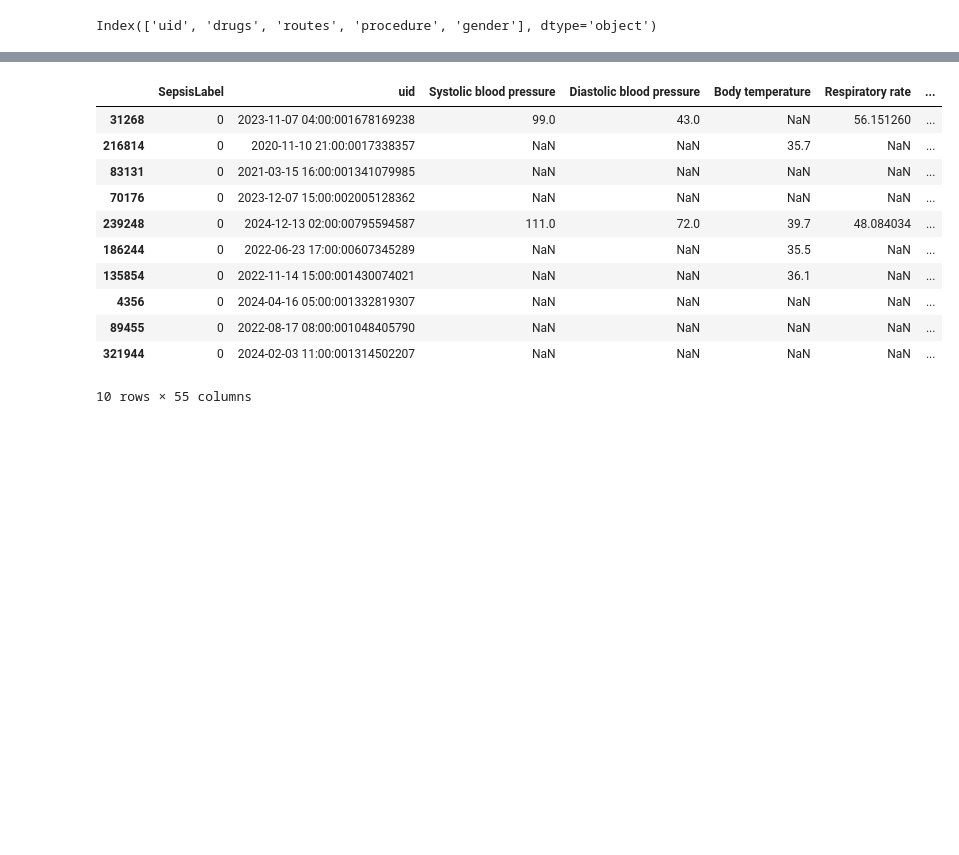
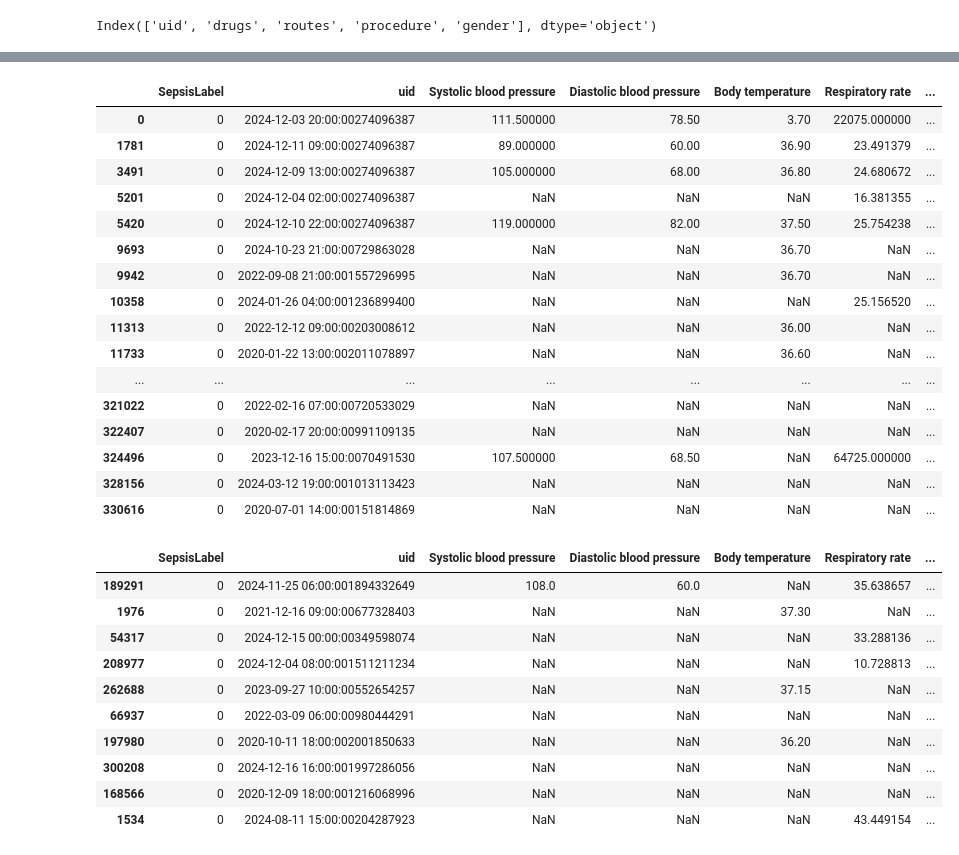
Before and after one commit to carseys/pediatric-sepsis-ml-kaggle, a Jupyter notebook: sepsis-data-preprocessing.ipynb, the cells around one changed output, grey strips where cells are left out. Saved outputs shown, nothing was run; the diff lists cells and outputs as text; code cells hidden in the pictures; blank space fills up the shorter version.

Commit message:
adjusting preprocessing functions
-getting person_ids from uids
-adding new parts to preprocessing functions (may have been in previous commit)

```diff
--- a/sepsis-data-preprocessing.ipynb
+++ b/sepsis-data-preprocessing.ipynb
@@ -557,3 +555,0 @@ data_factors_2['uid'][9334]
-# %%
-pd.set_option('display.max_columns', None)
-data_factors_2[data_factors_2['uid']=='nan459121546']
@@ -588,0 +573,20 @@ ValueError: invalid literal for int() with base 10: ''
+# %%
+data_factors_2[data_factors_2['new_person_id']==274096387]
+# %% [output]
+|  | SepsisLabel | uid | Systolic blood pressure | Diastolic blood pressure | Body temperature | Respiratory rate | ... |
+| 0 | 0 | 2024-12-03 20:00:00274096387 | 111.500000 | 78.50 | 3.70 | 22075.000000 | ... |
+| 1781 | 0 | 2024-12-11 09:00:00274096387 | 89.000000 | 60.00 | 36.90 | 23.491379 | ... |
+| 3491 | 0 | 2024-12-09 13:00:00274096387 | 105.000000 | 68.00 | 36.80 | 24.680672 | ... |
+| 5201 | 0 | 2024-12-04 02:00:00274096387 | NaN | NaN | NaN | 16.381355 | ... |
+| 5420 | 0 | 2024-12-10 22:00:00274096387 | 119.000000 | 82.00 | 37.50 | 25.754238 | ... |
+| 9693 | 0 | 2024-10-23 21:00:00729863028 | NaN | NaN | 36.70 | NaN | ... |
+| 9942 | 0 | 2022-09-08 21:00:001557296995 | NaN | NaN | 36.70 | NaN | ... |
+| 10358 | 0 | 2024-01-26 04:00:001236899400 | NaN | NaN | NaN | 25.156520 | ... |
+| 11313 | 0 | 2022-12-12 09:00:00203008612 | NaN | NaN | 36.00 | NaN | ... |
+| 11733 | 0 | 2020-01-22 13:00:002011078897 | NaN | NaN | 36.60 | NaN | ... |
+| ... | ... | ... | ... | ... | ... | ... | ... |
+| 321022 | 0 | 2022-02-16 07:00:00720533029 | NaN | NaN | NaN | NaN | ... |
+| 322407 | 0 | 2020-02-17 20:00:00991109135 | NaN | NaN | NaN | NaN | ... |
+| 324496 | 0 | 2023-12-16 15:00:0070491530 | 107.500000 | 68.50 | NaN | 64725.000000 | ... |
+| 328156 | 0 | 2024-03-12 19:00:001013113423 | NaN | NaN | NaN | NaN | ... |
+| 330616 | 0 | 2020-07-01 14:00:00151814869 | NaN | NaN | NaN | NaN | ... |
@@ -590,17 +599,16 @@ ValueError: invalid literal for int() with base 10: ''
 data_factors_2.sample(10)
 # %% [output]
 |  | SepsisLabel | uid | Systolic blood pressure | Diastolic blood pressure | Body temperature | Respiratory rate | ... |
-| 31268 | 0 | 2023-11-07 04:00:001678169238 | 99.0 | 43.0 | NaN | 56.151260 | ... |
-| 216814 | 0 | 2020-11-10 21:00:0017338357 | NaN | NaN | 35.7 | NaN | ... |
-| 83131 | 0 | 2021-03-15 16:00:001341079985 | NaN | NaN | NaN | NaN | ... |
-| 70176 | 0 | 2023-12-07 15:00:002005128362 | NaN | NaN | NaN | NaN | ... |
-| 239248 | 0 | 2024-12-13 02:00:00795594587 | 111.0 | 72.0 | 39.7 | 48.084034 | ... |
-| 186244 | 0 | 2022-06-23 17:00:00607345289 | NaN | NaN | 35.5 | NaN | ... |
-| 135854 | 0 | 2022-11-14 15:00:001430074021 | NaN | NaN | 36.1 | NaN | ... |
-| 4356 | 0 | 2024-04-16 05:00:001332819307 | NaN | NaN | NaN | NaN | ... |
-| 89455 | 0 | 2022-08-17 08:00:001048405790 | NaN | NaN | NaN | NaN | ... |
-| 321944 | 0 | 2024-02-03 11:00:001314502207 | NaN | NaN | NaN | NaN | ... |
+| 189291 | 0 | 2024-11-25 06:00:001894332649 | 108.0 | 60.0 | NaN | 35.638657 | ... |
+| 1976 | 0 | 2021-12-16 09:00:00677328403 | NaN | NaN | 37.30 | NaN | ... |
+| 54317 | 0 | 2024-12-15 00:00:00349598074 | NaN | NaN | NaN | 33.288136 | ... |
+| 208977 | 0 | 2024-12-04 08:00:001511211234 | NaN | NaN | NaN | 10.728813 | ... |
+| 262688 | 0 | 2023-09-27 10:00:00552654257 | NaN | NaN | 37.15 | NaN | ... |
+| 66937 | 0 | 2022-03-09 06:00:00980444291 | NaN | NaN | NaN | NaN | ... |
+| 197980 | 0 | 2020-10-11 18:00:002001850633 | NaN | NaN | 36.20 | NaN | ... |
+| 300208 | 0 | 2024-12-16 16:00:001997286056 | NaN | NaN | NaN | NaN | ... |
+| 168566 | 0 | 2020-12-09 18:00:001216068996 | NaN | NaN | NaN | NaN | ... |
+| 1534 | 0 | 2024-08-11 15:00:00204287923 | NaN | NaN | NaN | 43.449154 | ... |
-10 rows × 55 columns
 # %%
 def categorical_encoding(df):
     categorical_cols = list(df.select_dtypes(object).columns)
```
Also changed, not shown: parts of 17 cells of this notebook.
